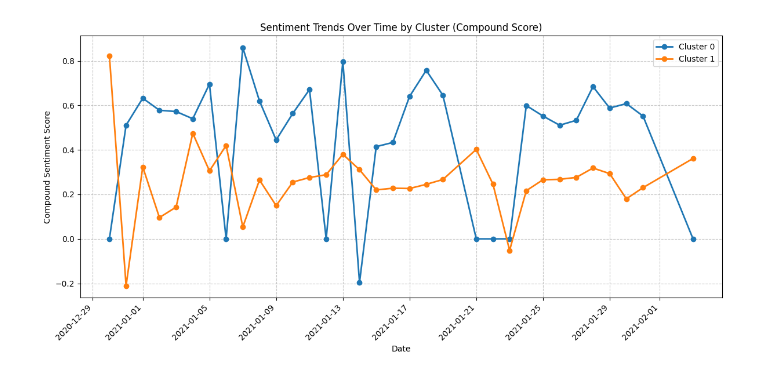
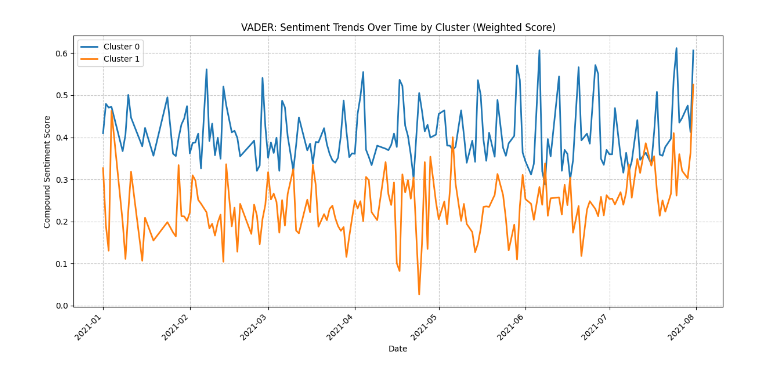
Before and after one commit to hanhy/MFIN7036, a Jupyter notebook: group_project/Vectorization+Clustering/clusture_final_key words.ipynb, the cells around one changed output. Drawn from its saved outputs; the diff is of its cells as text; code cells hidden in the pictures.

Commit message:
update the code of sentiment analysis

```diff
--- a/group_project/Vectorization+Clustering/clusture_final_key words.ipynb
+++ b/group_project/Vectorization+Clustering/clusture_final_key words.ipynb
@@ -26,24 +26,45 @@ from transformers import AutoTokenizer, AutoModelForSequenceClassification, pipe
 from nltk.corpus import sentiwordnet as swn
 from nltk.sentiment.vader import SentimentIntensityAnalyzer
 # %%
-test_data = pd.read_csv('data/processed_articles_2021_V1.csv')
+test_data = pd.read_csv('data/processed_articles_202101-08.csv')
 test_data['content'] = test_data['title'] + test_data['body']
 test_data = test_data.drop(columns=['title','body'])
 test_data['date'] = pd.to_datetime(test_data['date'])
 test_data = test_data.sort_values(by='date')
 test_data['content'] = test_data['content'].apply(lambda x: ' '.join(x.split(',')))
 stop_words = set(stopwords.words('english'))
-stop_words_list = [ 'msci','iran','states','italy','united','china','usa','us','america','american','americans','chinese','china','russia','russian','putin','vladimir','trump','donald','biden','joe','ukraine','ukrainian','ukrainians','ukraines','ukraine','say','jan','feb','mar','apr','may','jun','jul','aug','sep','oct','nov','dec','mon','tue','wed','thu','fri','sat','sun','monday','tuesday','wednesday','thursday','friday','saturday','sunday','january','february','march','april','may','june','july','august','september','october','november','december','today','yesterday','tomorrow','week','month','year','time','day','weekend','morning','afternoon','evening','night','news','new','news']
-list_numbers = ['liga','len','nhl','one','two','three','four','five','six','seven','eight','nine','ten','hundred','thousand','million','billion','trillion']
-country_list = ['China', 'United States of America', 'United Kingdom', 'France', 'Germany', 'Japan', 'Russia', 'Australia', 'Canada', 'India', 'Brazil', 'Italy', 'Spain', 'South Korea', 'Mexico', 'Netherlands', 'Switzerland', 'Sweden', 'Norway', 'Denmark', 'Finland', 'Greece', 'Ireland', 'Portugal', 'Poland', 'Ukraine', 'Romania', 'Belgium', 'Austria', 'Turkey', 'Saudi Arabia', 'United Arab Emirates', 'Iran', 'Iraq', 'Israel', 'Egypt', 'South Africa', 'Argentina', 'Venezuela', 'Thailand', 'Malaysia', 'Singapore', 'Indonesia', 'Philippines', 'Pakistan', 'Bangladesh', 'Nigeria', 'Kenya', 'Tanzania', 'Uganda']
+stop_words_list = ['aviva','company','shenzhen','kate','euros','emirate','dhabi','metre','asia','europe','shanghai','nichola','roger','msci','iran','states','italy','united','china','usa','us','america','american','americans','chinese','china','russia','russian','putin','vladimir','trump','donald','biden','joe','ukraine','ukrainian','ukrainians','ukraines','ukraine','say','jan','feb','mar','apr','may','jun','jul','aug','sep','oct','nov','dec','mon','tue','wed','thu','fri','sat','sun','monday','tuesday','wednesday','thursday','friday','saturday','sunday','january','february','march','april','may','june','july','august','september','october','november','december','today','yesterday','tomorrow','week','month','year','time','day','weekend','morning','afternoon','evening','night','news','new','news']
+list_numbers = ['eoi','name','houthi','uae','euro','yen','instead','liga','len','nhl','one','two','three','four','five','six','seven','eight','nine','ten','hundred','thousand','million','billion','trillion','first','second','third','eighted','series','hong','kong','new','york','los','angeles','san','francisco','las','vegas','san','diego','san','jose']
+country_list = ['myanmar','robert','lebanon','iivi','william','zalando','olympic','country','world','africa','China', 'United States of America', 'United Kingdom', 'France', 'Germany', 'Japan', 'Russia', 'Australia', 'Canada', 'India', 'Brazil', 'Italy', 'Spain', 'South Korea', 'Mexico', 'Netherlands', 'Switzerland', 'Sweden', 'Norway', 'Denmark', 'Finland', 'Greece', 'Ireland', 'Portugal', 'Poland', 'Ukraine', 'Romania', 'Belgium', 'Austria', 'Turkey', 'Saudi Arabia', 'United Arab Emirates', 'Iran', 'Iraq', 'Israel', 'Egypt', 'South Africa', 'Argentina', 'Venezuela', 'Thailand', 'Malaysia', 'Singapore', 'Indonesia', 'Philippines', 'Pakistan', 'Bangladesh', 'Nigeria', 'Kenya', 'Tanzania', 'Uganda']
+list_append = ["whose", "german", "saidsign", "ceo","exar","chos","sme", "vietnam", "gsk", "mori", "queen", "threeyear","would", "come", "also", "could", "edit", "include","pitch", "Britain", "Indian", "collin", "koo", "skorea", "men", "koo", "hub","bbva", "korea", "inc", "btp", "ntpcs", "telecom", "omi","jen","andre", "spac", "sabadell","faa", "unicredit", "city", "georgia", "puma", "philip", "england", "tokyo", "announce", "safrica", "andrea"]
 stop_words.update(stop_words_list)
 stop_words.update(list_numbers)
 stop_words.update(country_list)
+stop_words.update(list_append)
 test_data['content'] = test_data['content'].apply(lambda x: ' '.join([word for word in x.split() if word.lower() not in (stop_words)]))
 test_data['content'] = test_data['content'].apply(lambda x: ' '.join([word for word in x.split() if word.isalpha()]))
 test_data['content'] = test_data['content'].apply(lambda x: ' '.join([word for word in x.split() if len(word) > 2]))
 test_data['content'] = test_data['content'].apply(lambda x: ' '.join([word for word in x.split() if word != 'nan']))
 test_data['content_tokens'] = test_data['content'].apply(lambda x: x.split())
+start_date = '2021-01-01'
+end_date = '2021-07-31'
+test_data = test_data[(test_data['date'] >= start_date) & (test_data['date'] <= end_date)]
 test_data
+sample_counts = test_data['date'].value_counts()
+# 过滤出样本数量小于等于 50 的日期
+invalid_dates = sample_counts[sample_counts < 60]
+
+# 创建一个 DataFrame 只包含日期和样本数量
+invalid_dates_df = invalid_dates.reset_index()
+invalid_dates_df.columns = ['date', 'sample_count']
+
+# 导出为 CSV 文件
+invalid_dates_df.to_csv('invalid_dates_sample_counts.csv', index=False)
+# 过滤出样本数量在 50 以上的日期
+valid_dates = sample_counts[sample_counts >= 60].index
+
+# 保留这些日期的数据
+test_data = test_data[test_data['date'].isin(valid_dates)]
+test_data
 # %% [output]
 |  | date | content | content_tokens |
@@ -62,6 +83,6 @@ test_data
 # %%
 # Step 2: Train Word2Vec model on tokenized words
-model = Word2Vec(sentences=test_data['content_tokens'], vector_size=100, window=8, min_count=2, workers=8)
+model = Word2Vec(sentences=test_data['content_tokens'], vector_size=80, window=9, min_count=2, workers=8)
 
 # Step 3: Compute TF-IDF weights for all words in the dataset
 corpus = test_data['content'].tolist()  # Use space-separated strings for TF-IDF
@@ -70,7 +91,7 @@ tfidf_matrix = vectorizer.fit_transform(corpus)
 word2tfidf = dict(zip(vectorizer.get_feature_names_out(), vectorizer.idf_))
 
 # Step 4: Identify high-frequency words per article
-N = 30  # Number of top words per article; adjust as needed
+N = 20 # Number of top words per article; adjust as needed
 test_data['important_words'] = test_data['content_tokens'].apply(
     lambda tokens: sorted(
         set(tokens),  # Remove duplicates
@@ -346,20 +311,20 @@ Sentiment Analysis Results:
 # %%
 # Visualize sentiment scores over time for each cluster
 plt.figure(figsize=(12, 6))
 for cluster in range(num_clusters):
-    cluster_data = sentiment_df[sentiment_df['cluster'] == cluster]
-    plt.plot(cluster_data['date'], cluster_data['sentiment_score'], label=f'Cluster {cluster}', marker='o', linestyle='-', linewidth=2)
+    cluster_data = vade_sentiment_df[vade_sentiment_df['cluster'] == cluster]
+    plt.plot(cluster_data['date'], cluster_data['sentiment_score'], label=f'Cluster {cluster}', marker=None, linestyle='-', linewidth=2)
 
-plt.title('Sentiment Trends Over Time by Cluster (Compound Score)')
+plt.title('VADER: Sentiment Trends Over Time by Cluster (Weighted Score)')
 plt.xlabel('Date')
 plt.ylabel('Compound Sentiment Score')
 plt.legend()
 plt.xticks(rotation=45, ha='right')  # Rotate x-axis labels for better readability
 plt.grid(True, linestyle='--', alpha=0.7)
 plt.tight_layout()
 plt.show()
 # %% [output]
-[figure, old version]
+[figure, new version]
 # %%
 # Use FinBERT for sentiment analysis
 # Ensure date is in datetime format
```
Also changed, not shown: parts of 10 cells of this notebook, 8 other files.
